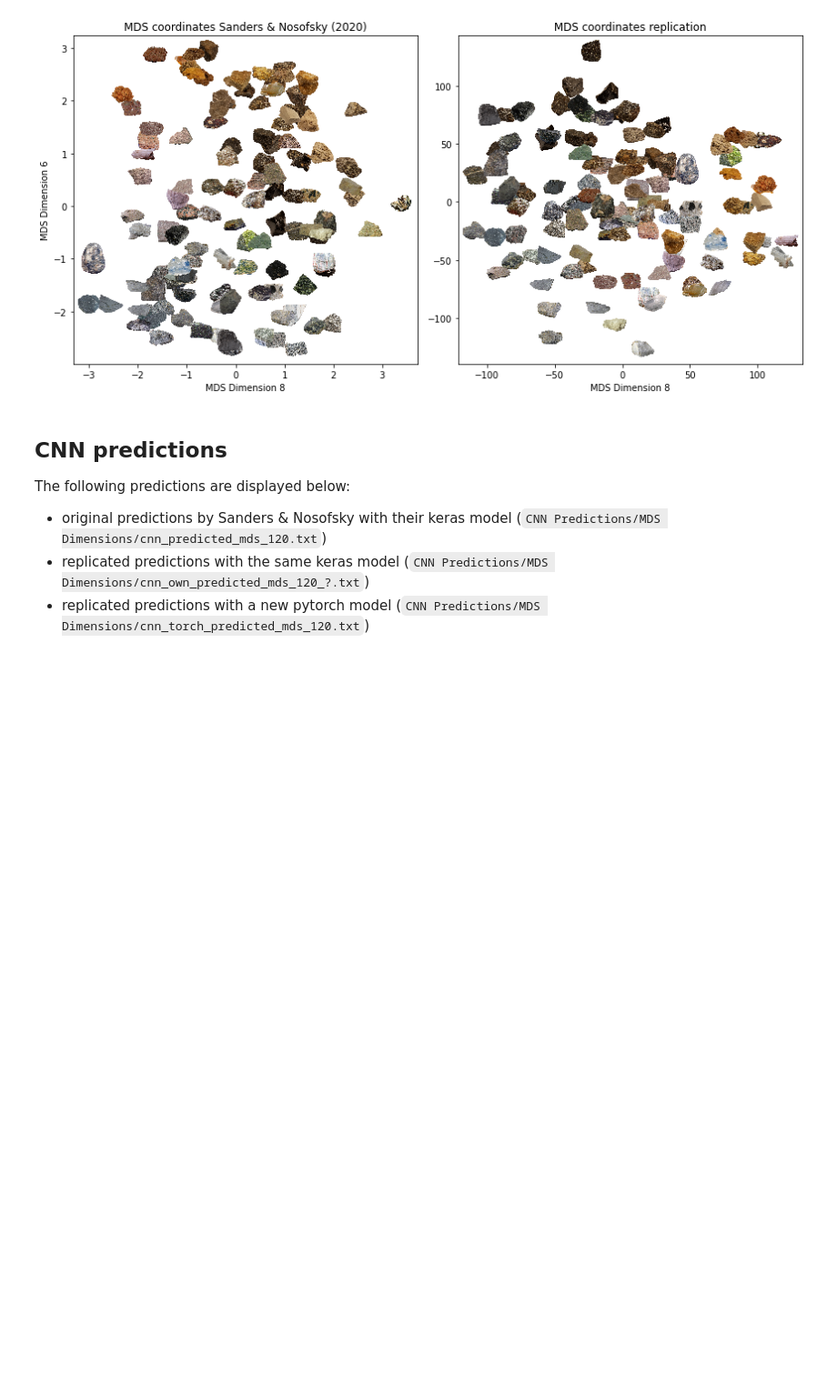
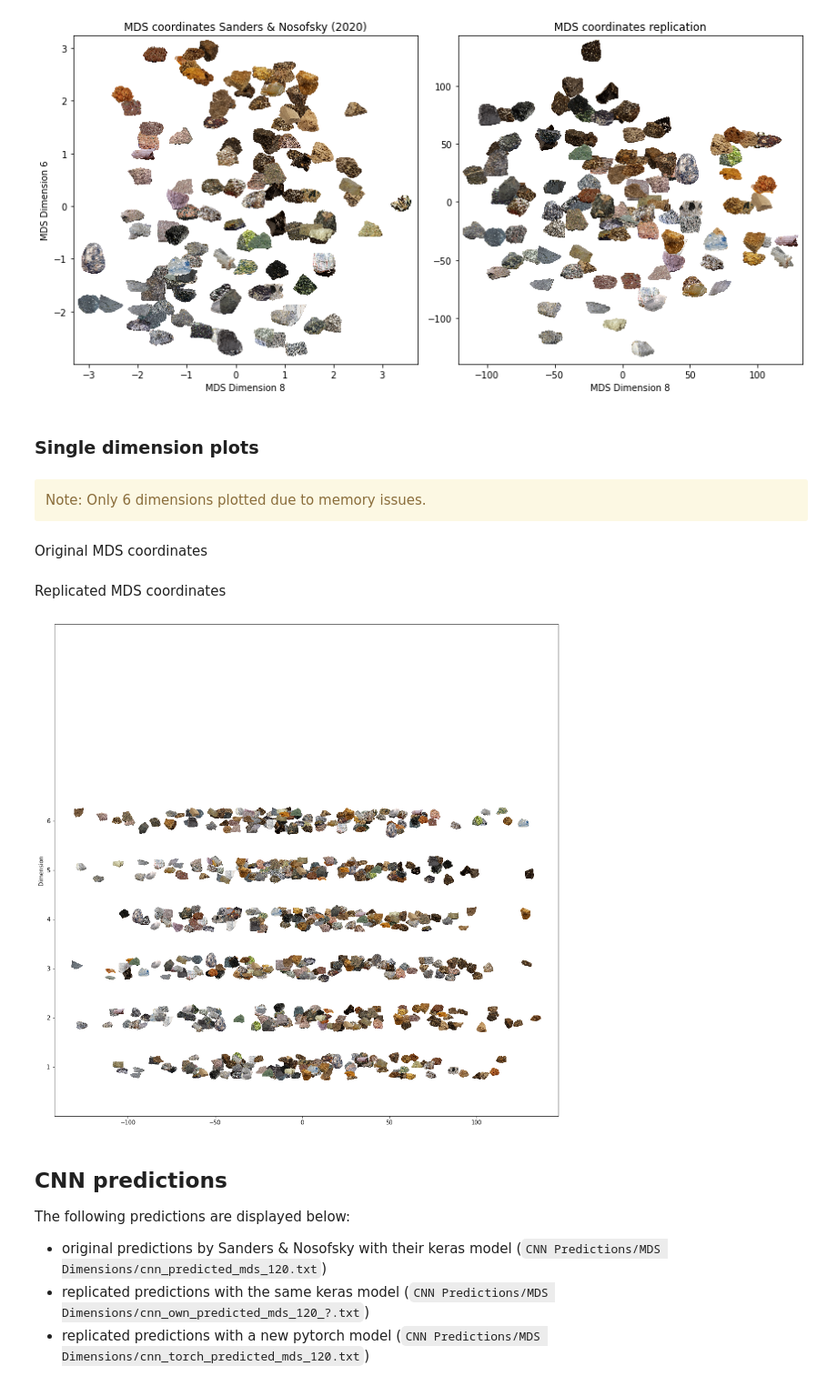
Before and after one commit to dominikpegler/mds_cnn, a Jupyter notebook: sanders_nosofsky_2020/mds.ipynb, the cells around one changed output. Shown at 91% size. Drawn from its saved outputs; the diff is of its cells as text; code cells hidden in the pictures; blank space fills up the shorter version.

```diff
--- a/sanders_nosofsky_2020/mds.ipynb
+++ b/sanders_nosofsky_2020/mds.ipynb
@@ -211,14 +236,14 @@ df_dist = (df_jm_grp.pivot(index='Rock1', columns='Rock2', values='Rating')
     .pipe(lambda x: x+x.values.T))
 
 # compute distances
-dist_euclid = euclidean_distances(df_dist)
-#dist_manhattan = manhattan_distances(df_dist)
+m_dist = euclidean_distances(df_dist)
+m_dist = manhattan_distances(df_dist)
 
 #categories = [cat[:2] for cat in df_dist.index]
 
 m = MDS(n_components=8, metric=True, dissimilarity='precomputed', random_state=seed)
 # Get the embeddings
-mds_repl = m.fit_transform(dist_manhattan)
+mds_repl = m.fit_transform(m_dist)
 
 print("Number of rocks:     ", np.shape(mds_repl)[0])
 print("Number of dimensions:", np.shape(mds_repl)[1])
@@ -267,6 +292,42 @@ plot_compare_dims(7, 8, mds_obs, mds_repl, rock_images)
 plot_compare_dims(8, 6, mds_obs, mds_repl, rock_images)
 # %% [output]
 [figure]
+# %% [markdown]
+### Single dimension plots
+# %% [markdown]
+<div class="alert alert-warning">Note: Only 6 dimensions plotted due to memory issues.</div>
+# %% [markdown]
+Original MDS coordinates
+# %%
+dims = range(1, 7)
+
+plt.figure(figsize=(16, 16))
+
+for dim in dims:
+
+    for i, rock in enumerate(rock_images):
+        imjitter(mds_obs[i, dim], dim, rock, zoom = 0.025)
+
+plt.ylabel("Dimension")
+plt.ylim(0, 10)
+plt.yticks(dims);
+# %% [markdown]
+Replicated MDS coordinates
+# %%
+dims = range(1, 7)
+
+plt.figure(figsize=(16, 16))
+
+for dim in dims:
+
+    for i, rock in enumerate(rock_images):
+        imjitter(mds_repl[i, dim], dim, rock, zoom = 0.025)
+
+plt.ylabel("Dimension")
+plt.ylim(0, 10)
+plt.yticks(dims);
+# %% [output]
+[figure, added]
 # %% [markdown]
 ## CNN predictions
 
```
Also changed, not shown: parts of 1 cell of this notebook.
